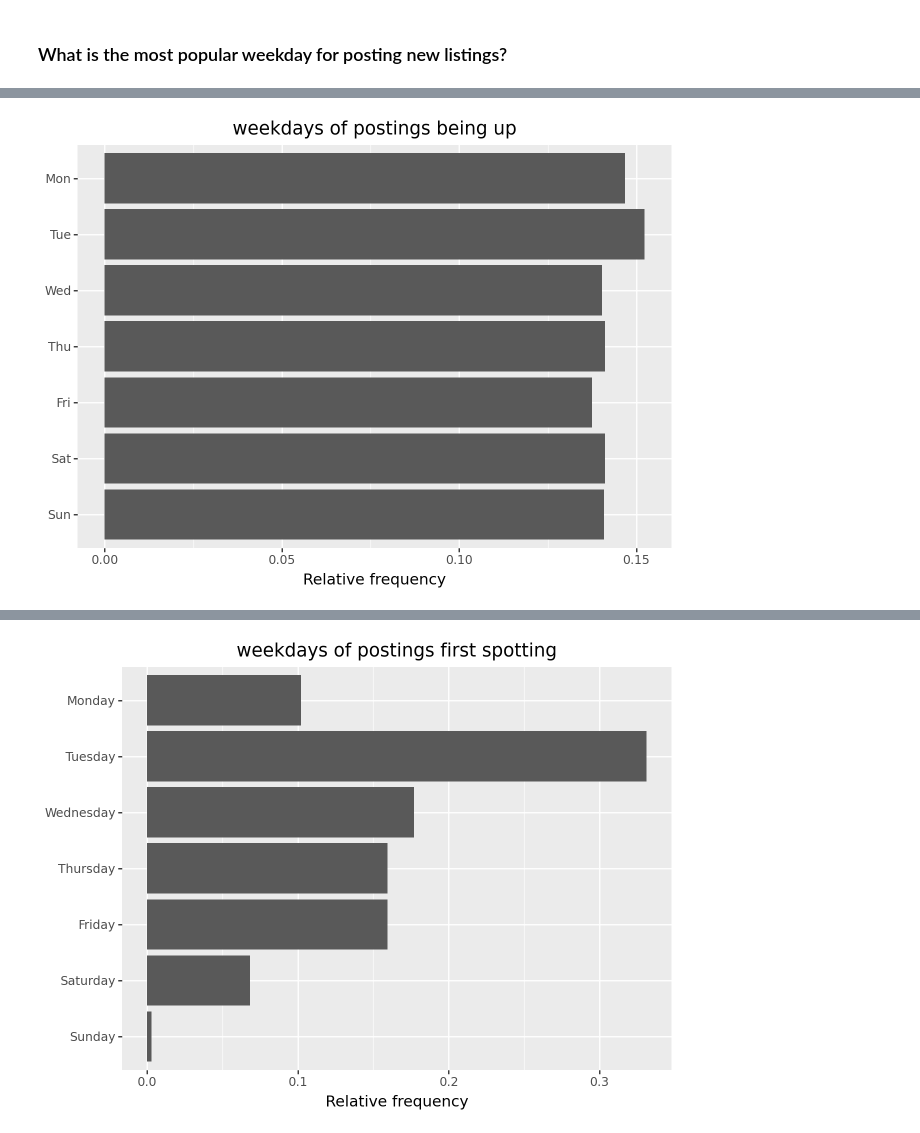
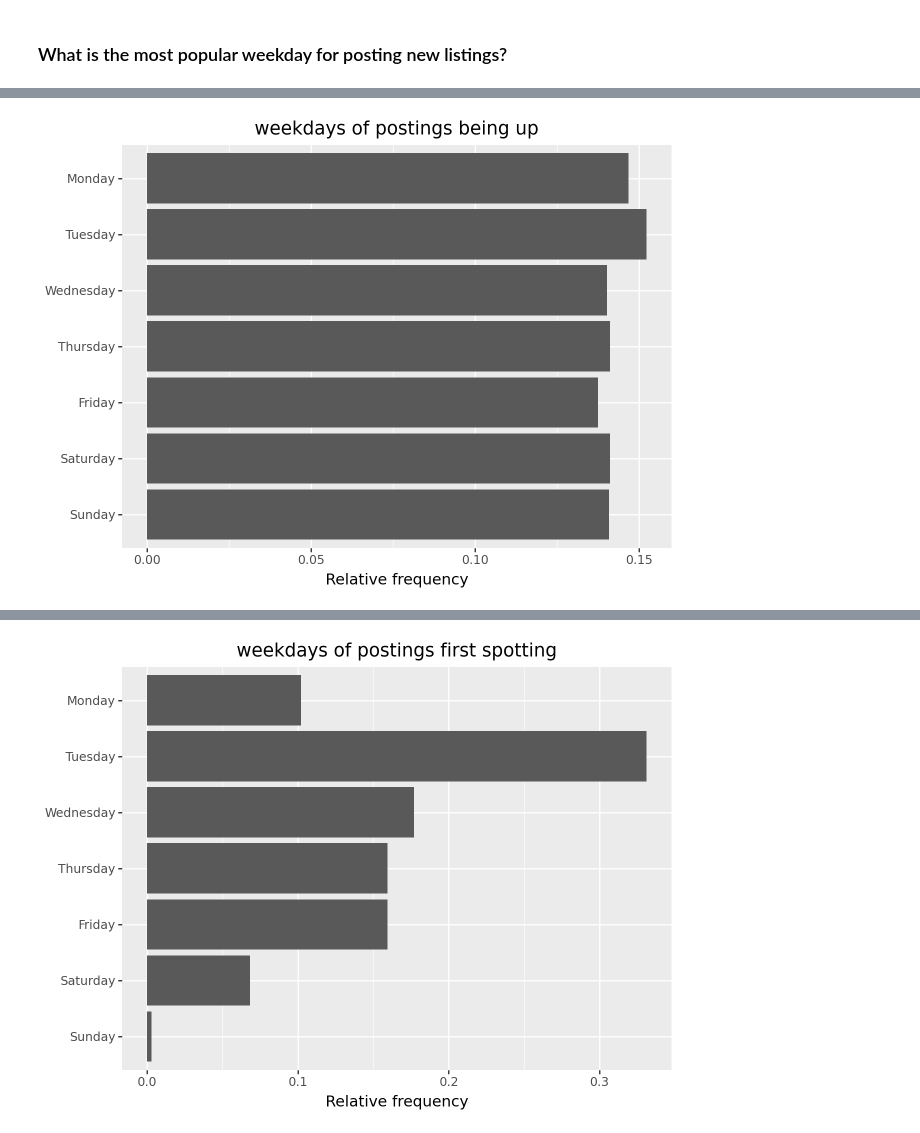
Before and after one commit to m2ger2020/listings, a Jupyter notebook: projekt.ipynb, the cells around one changed output, grey strips where cells are left out. Drawn from its saved outputs; the diff is of its cells as text; code cells hidden in the pictures.

Commit message:
dates are easy

```diff
--- a/projekt.ipynb
+++ b/projekt.ipynb
@@ -222,20 +212,22 @@ Sort by length, report results, are there any other common traits between these
 # %% [markdown]
 ### What is the most popular weekday for posting new listings?
 # %%
-weekdays_mod7=['Sun','Mon','Tue','Wed','Thu','Fri','Sat']
-#for leap years, doomsday is on January 4th, February 29th etc.
-doomsdays_bymonth=[4,29,14,4,9,6,11,8,5,10,7,12]
-def determine_weekday(s):
-  #use the Doomsday algorithm for determining the day of the week based on date. see https://en.wikipedia.org/wiki/Doomsday_rule
-  month=int(s[5:7])
-  day=int(s[8:10])
-  doomsday=doomsdays_bymonth[month-1]
-  #anchor day for 2024 is Thursday, which corresponds to 4
-  mod=(4 + (day - doomsday) + 35) % 7
-  return weekdays_mod7[mod]
+#weekdays_mod7=['Sun','Mon','Tue','Wed','Thu','Fri','Sat']
+# #for leap years, doomsday is on January 4th, February 29th etc.
+#doomsdays_bymonth=[4,29,14,4,9,6,11,8,5,10,7,12]
+#def determine_weekday(s):
+#  #use the Doomsday algorithm for determining the day of the week based on date. see https://en.wikipedia.org/wiki/Doomsday_rule
+#  month=int(s[5:7])
+#  day=int(s[8:10])
+#  doomsday=doomsdays_bymonth[month-1]
+#  #anchor day for 2024 is Thursday, which corresponds to 4
+#  mod=(4 + (day - doomsday) + 35) % 7
+#  return weekdays_mod7[mod]
 
 #apply the function on every listing to get the weekday
-data['weekday_added']=data['date_added'].apply(lambda x: determine_weekday(x))
+#data['weekday_added']=data['date_added'].apply(lambda x: determine_weekday(x))
+data['date_added'] = pd.to_datetime(data['date_added'])
+data['weekday_added']=data['date_added'].dt.day_name()
 # %%
 data
 # %% [output]
@@ -254,19 +246,20 @@ data
 85703 rows × 6 columns
 # %%
-weekdays_sorted=['Sun','Sat','Fri','Thu','Wed','Tue','Mon']
+#weekdays_sorted=['Sun','Sat','Fri','Thu','Wed','Tue','Mon']
+weekdays_sorted=['Sunday','Saturday','Friday','Thursday','Wednesday','Tuesday','Monday']
 weekday_cat=pd.Categorical(data['weekday_added'], categories=weekdays_sorted)
 
 ( p9.ggplot(
     data=data,
     mapping=p9.aes(x='weekday_cat',y=p9.after_stat('count / np.sum(count)'))
 )
 + p9.geom_bar()
 + p9.labs(x='',y='Relative frequency')
 + p9.coord_flip()
 + p9.ggtitle("weekdays of postings being up")
 )
 # %% [output]
-[figure, old version]
+[figure, new version]
 # %%
 new_data['first_appeared'] = pd.to_datetime(new_data['first_appeared'])
 new_data['weekday']=new_data['first_appeared'].dt.day_name()
```
Also changed, not shown: parts of 8 cells of this notebook.
